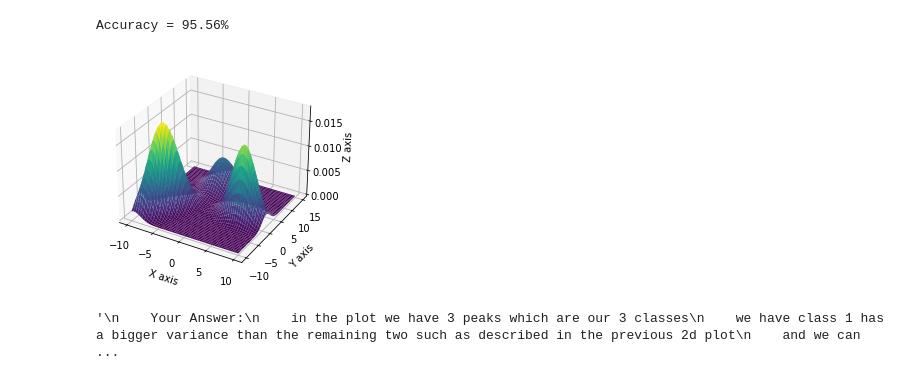
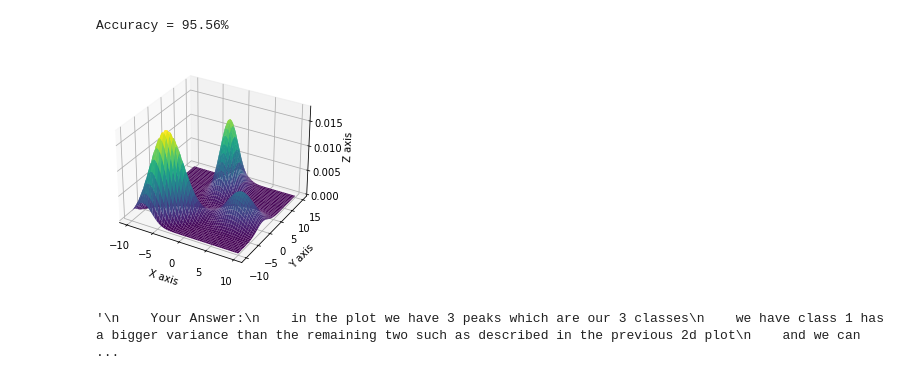
Before and after one commit to nouralmulhem/Pattern-Recognition-Labs, a Jupyter notebook: Lab 3 - Bayes Classifier/Lab 3 - Bayesian Classifier.ipynb, the cells around one changed output. Cells and saved outputs as stored; diff of their text form; code cells hidden in the pictures.

```diff
--- a/Lab 3 - Bayes Classifier/Lab 3 - Bayesian Classifier.ipynb
+++ b/Lab 3 - Bayes Classifier/Lab 3 - Bayesian Classifier.ipynb
@@ -271,35 +271,35 @@ Accuracy = 95.56%
 # TODO [9]: Generate a 3D-plot for the generated distributions. x-axis and y-axis represent the features of the data,
 #           where z-axis represent the Gaussian probability N at this point.
 
 x = np.linspace(-10, 10, 300)
 y = np.linspace(-10, 15, 300)
 X, Y = np.meshgrid(x, y)
 Z = np.zeros(X.shape)
 
 for i in range(Z.shape[0]):
     for j in range(Z.shape[1]):
         # TODO [9]: Fill in the matrix Z which will represent the probability distribution of every point.
         # Z[i,j] represents the joint probability N(x,y) for x = i and y = j.
         # We want to draw the gaussian probability N(x,y) for all points.
         classProbabilities = np.zeros(numClasses)
 
         for k in range(3):
-            classProbabilities[k] = ( multivariate_normal_gaussian([x[i],y[j]], estimate_means[k], estimate_covariances[k]))*pClasses[k]
+            classProbabilities[k] = ( multivariate_normal_gaussian([X[i][j],Y[i][j]], estimate_means[k], estimate_covariances[k]))*pClasses[k]
 
         # Z[i, j] = (np.where(classProbabilities == max(classProbabilities[0], max(classProbabilities[1],classProbabilities[2])) )[0][0])
         Z[i, j] = sum(classProbabilities)
 
 
 # Make a 3D plot, do not change code
 fig = plt.figure()
 ax = fig.gca(projection='3d')
 ax.plot_surface(X, Y, Z, cmap='viridis', linewidth=0)
 ax.set_xlabel('X axis')
 ax.set_ylabel('Y axis')
 ax.set_zlabel('Z axis')
 plt.show()
 # %% [output]
-[figure, old version]
+[figure, new version]
 # %%
 # How can you judge your plot is correct?
 '''
```
Also changed, not shown: parts of 1 cell of this notebook.
